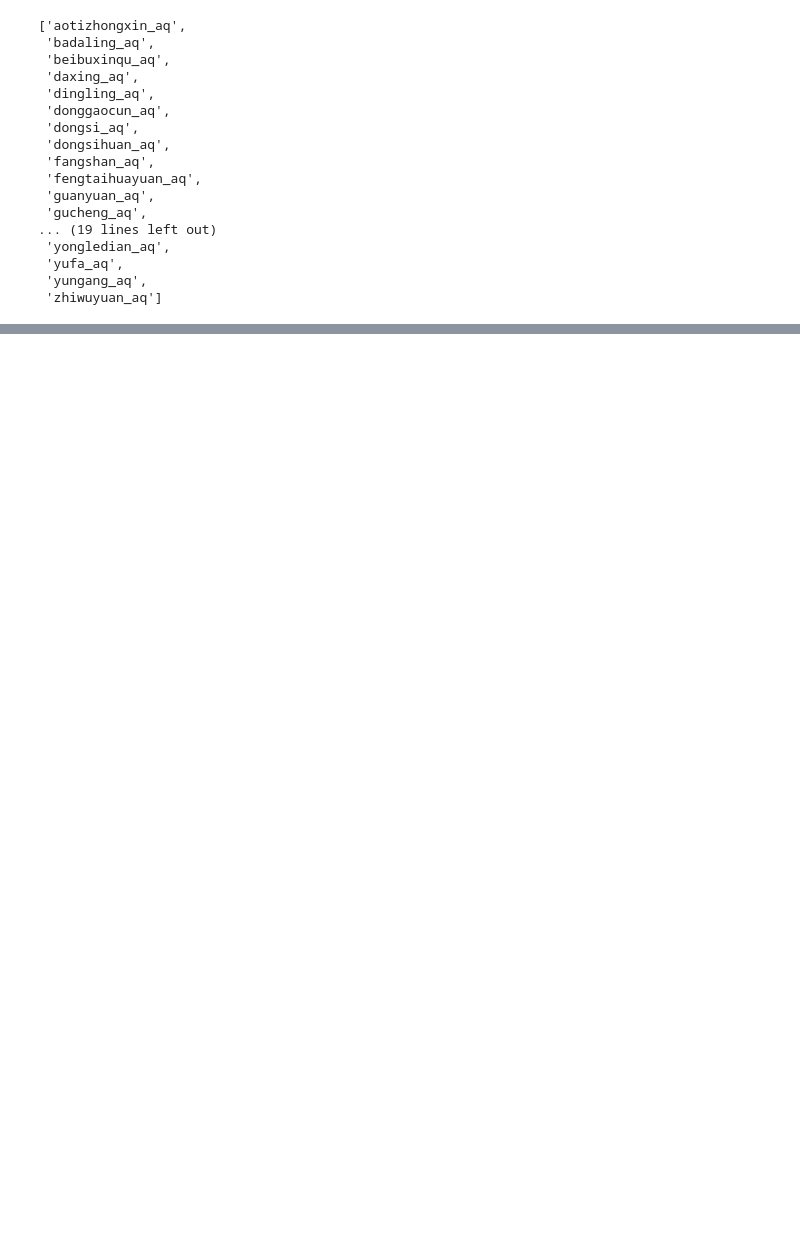
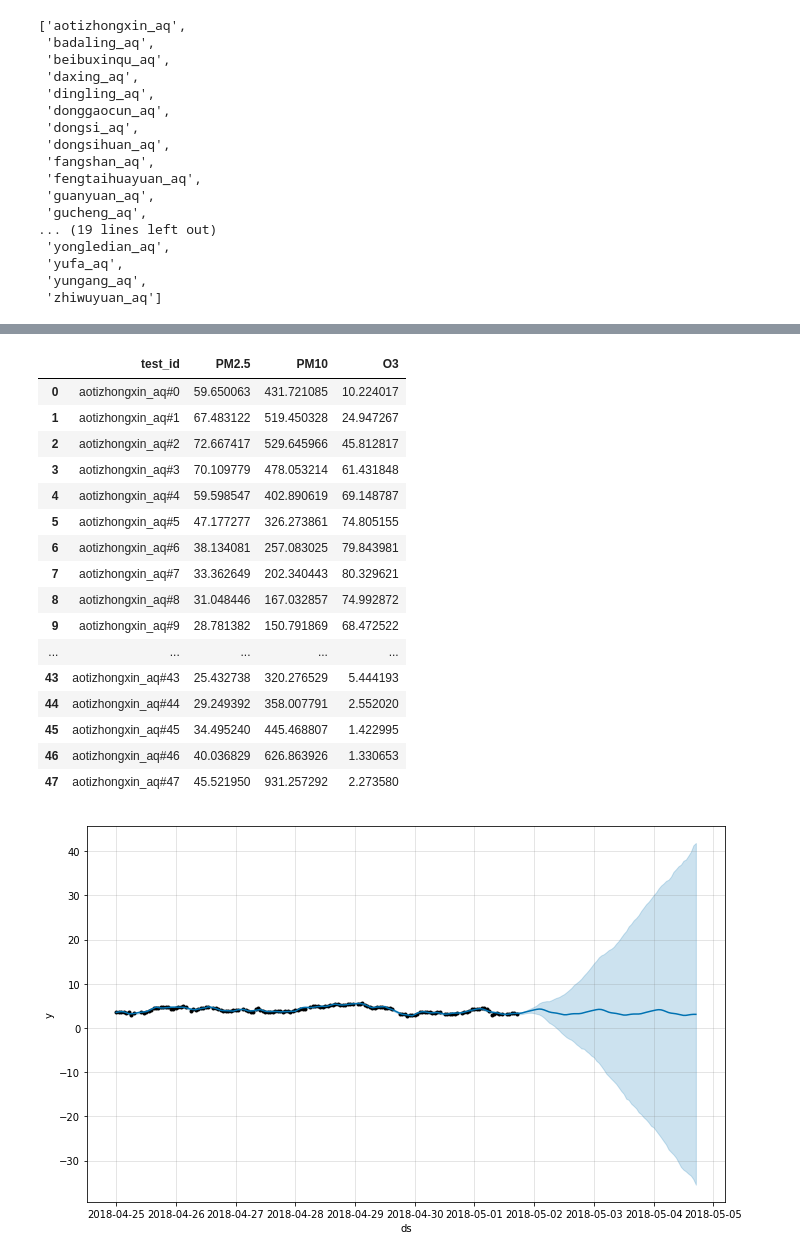
Before and after one commit to Starcutter/KDDCup2018, a Jupyter notebook: sandbox/demo.ipynb, the cells around one changed output, grey strips where cells are left out. Drawn from its saved outputs; the diff is of its cells as text; code cells hidden in the pictures; blank space fills up the shorter version.

```diff
--- a/sandbox/demo.ipynb
+++ b/sandbox/demo.ipynb
@@ -83,3 +84,24 @@ def predict(city='bj', metrics=['PM2.5'], station_names=['aotizhongxin_aq'],
                 df_station[metric] = list(np.random.random((48)) * 50)
         submit_df = pd.concat([submit_df, df_station])
     return submit_df
+# %%
+predict('bj', ['PM2.5', 'PM10', 'O3'], [bj_stations[0]], changepoint_prior_scale=10)
+# %% [output]
+|  | test_id | PM2.5 | PM10 | O3 |
+| 0 | aotizhongxin_aq#0 | 59.650063 | 431.721085 | 10.224017 |
+| 1 | aotizhongxin_aq#1 | 67.483122 | 519.450328 | 24.947267 |
+| 2 | aotizhongxin_aq#2 | 72.667417 | 529.645966 | 45.812817 |
+| 3 | aotizhongxin_aq#3 | 70.109779 | 478.053214 | 61.431848 |
+| 4 | aotizhongxin_aq#4 | 59.598547 | 402.890619 | 69.148787 |
+| 5 | aotizhongxin_aq#5 | 47.177277 | 326.273861 | 74.805155 |
+| 6 | aotizhongxin_aq#6 | 38.134081 | 257.083025 | 79.843981 |
+| 7 | aotizhongxin_aq#7 | 33.362649 | 202.340443 | 80.329621 |
+| 8 | aotizhongxin_aq#8 | 31.048446 | 167.032857 | 74.992872 |
+| 9 | aotizhongxin_aq#9 | 28.781382 | 150.791869 | 68.472522 |
+| ... | ... | ... | ... | ... |
+| 43 | aotizhongxin_aq#43 | 25.432738 | 320.276529 | 5.444193 |
+| 44 | aotizhongxin_aq#44 | 29.249392 | 358.007791 | 2.552020 |
+| 45 | aotizhongxin_aq#45 | 34.495240 | 445.468807 | 1.422995 |
+| 46 | aotizhongxin_aq#46 | 40.036829 | 626.863926 | 1.330653 |
+| 47 | aotizhongxin_aq#47 | 45.521950 | 931.257292 | 2.273580 |
+[figure, added]
```
Also changed, not shown: parts of 7 cells of this notebook, 2 other files.
